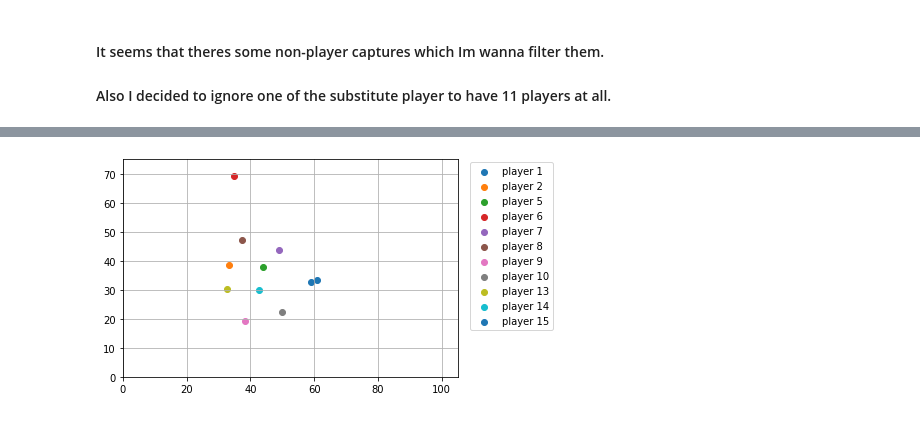
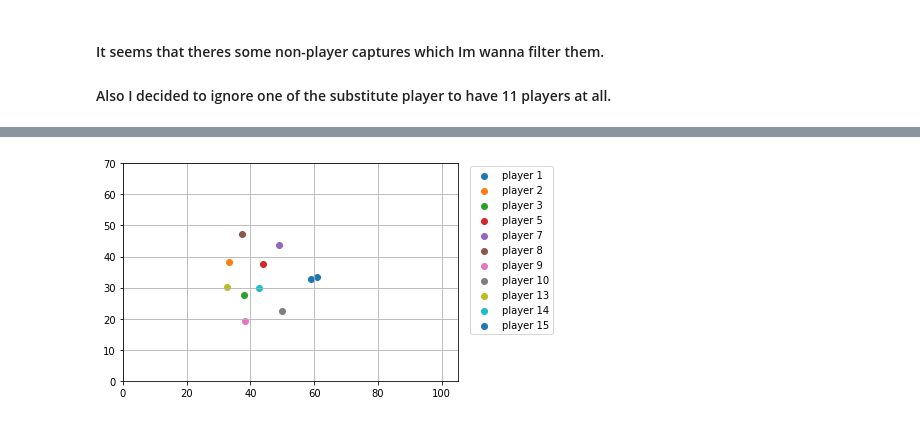
Before and after one commit to nahbos/AUT-Pattern-Recognition, a Jupyter notebook: Ex01_Q6_a.ipynb, the cells around one changed output, grey strips where cells are left out. Drawn from its saved outputs; the diff is of its cells as text; code cells hidden in the pictures.

```diff
--- a/Ex01_Q6_a.ipynb
+++ b/Ex01_Q6_a.ipynb
@@ -81,7 +81,7 @@ player: 15  -  total_distance: 6448.72
 #### It seems that theres some non-player captures which Im wanna filter them.
 #### Also I decided to ignore one of the substitute player to have 11 players at all.
 # %%
-dataset = dataset.drop(dataset[dataset.tag_id == 3].index)
+dataset = dataset.drop(dataset[dataset.tag_id == 6].index)
 dataset = dataset.drop(dataset[dataset.tag_id == 12].index)
 dataset = dataset.drop(dataset[dataset.tag_id == 11].index)
 
@@ -104,14 +104,14 @@ players.first()
 # %%
 for grp, pdf in players:
     x_mean = pdf.loc[:, 'x_pos'].mean()
     y_mean = pdf.loc[:, 'y_pos'].mean()
 
     plt.scatter(x_mean, y_mean, label='player {}'.format(grp))
 
 plt.legend(bbox_to_anchor=(1.3, 1.01))
 plt.xlim([0, 105])
-plt.ylim([0, 75])
+plt.ylim([0, 70])
 plt.grid()
 plt.show()
 # %% [output]
-[figure, old version]
+[figure, new version]
```
Also changed, not shown: parts of 3 cells of this notebook.
